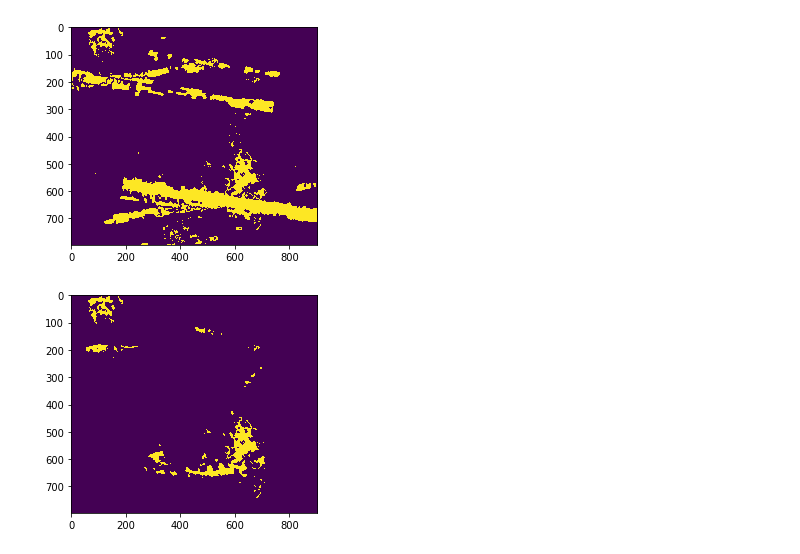
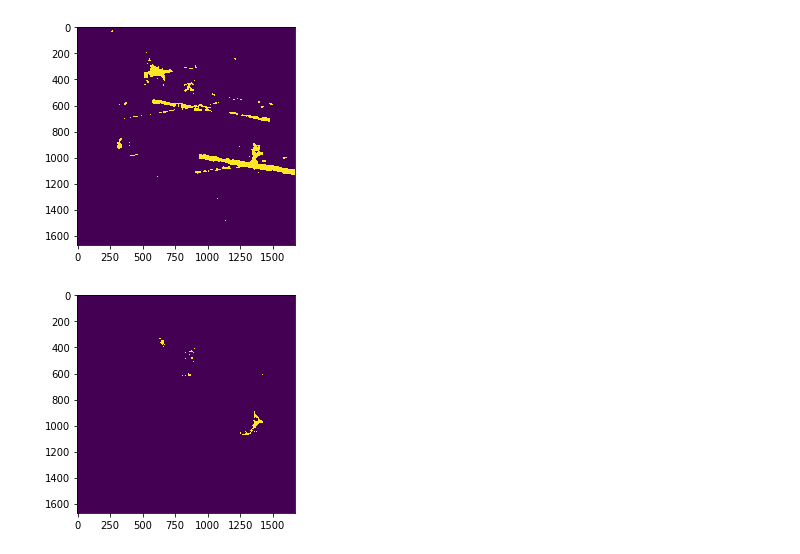
Before and after one commit to rytse/owsf, a Jupyter notebook: process_and_plot.ipynb, the cells around one changed output. Drawn from its saved outputs; the diff is of its cells as text; code cells hidden in the pictures.

Commit message:
Do an "adaptive threshold" to find sites
TODO line detect to find point of intersection

```diff
--- a/process_and_plot.ipynb
+++ b/process_and_plot.ipynb
@@ -80,0 +28,41 @@ plt.show()
+# %%
+def processing_chain(raw, polarization_name, blur_val=15, thresh_val=110):
+    f, (ax1, ax2, ax3) = plt.subplots(1, 3)
+
+    # Force the scalar field to [0, 255]
+    shifted = raw - np.min(raw)
+    scaled = shifted / np.max(shifted) * 255
+    scaled = scaled.astype(np.uint8)
+
+    # Trick OpenCV into believing that this array is an image
+    img = np.zeros([scaled.shape[0],scaled.shape[1],3])
+    img[:,:,0] = scaled
+    img[:,:,1] = scaled
+    img[:,:,2] = scaled
+    r,g,b = cv2.split(img)
+    bgr = cv2.merge([b,g,r])
+    bgr = bgr.astype(np.uint8)
+    gray = cv2.cvtColor(bgr, cv2.COLOR_BGR2GRAY)
+
+    # Blur
+    blured = cv2.blur(gray,(blur_val, blur_val))
+    ax1.imshow(blured)
+    ax1.set_title(polarization_name + ' blur')
+
+    # Threshold
+    thresh_val = np.mean(blured) + thresh_val * np.std(blured)
+    (ret, thresh) = cv2.threshold(blured, thresh_val, 1, 0)
+    ax2.imshow(thresh)
+    ax2.set_title(polarization_name + ' thresh')
+
+    # Get contours
+    im, contours, hier = cv2.findContours(thresh, cv2.RETR_TREE,cv2.CHAIN_APPROX_SIMPLE)
+    cv2.drawContours(thresh, contours, -1, (0,255,0), 3)
+    ax3.imshow(thresh,cmap='gray')
+    ax3.set_title(polarization_name + ' contour')
+    plt.show()
+
+    return thresh
+
+vht = processing_chain(vh, 'VH', thresh_val=2.5)
+vvt = processing_chain(vv, 'VV', thresh_val=2.5)
@@ -81,12 +72,12 @@ plt.show()
 # %%
-intersection = np.logical_and(vh_im_bw, vv_im_bw)
-union = np.logical_or(vh_im_bw, vv_im_bw)
+intersection = np.logical_and(vht, vvt)
+union = np.logical_or(vht, vvt)
 
 plt.imshow(union)
 plt.show()
 
 plt.imshow(intersection)
 plt.show()
 # %% [output]
-[figure, old version]
+[figure, new version]
-[figure, old version]
+[figure, new version]
```
Also changed, not shown: parts of 4 cells of this notebook, 2 other files.
